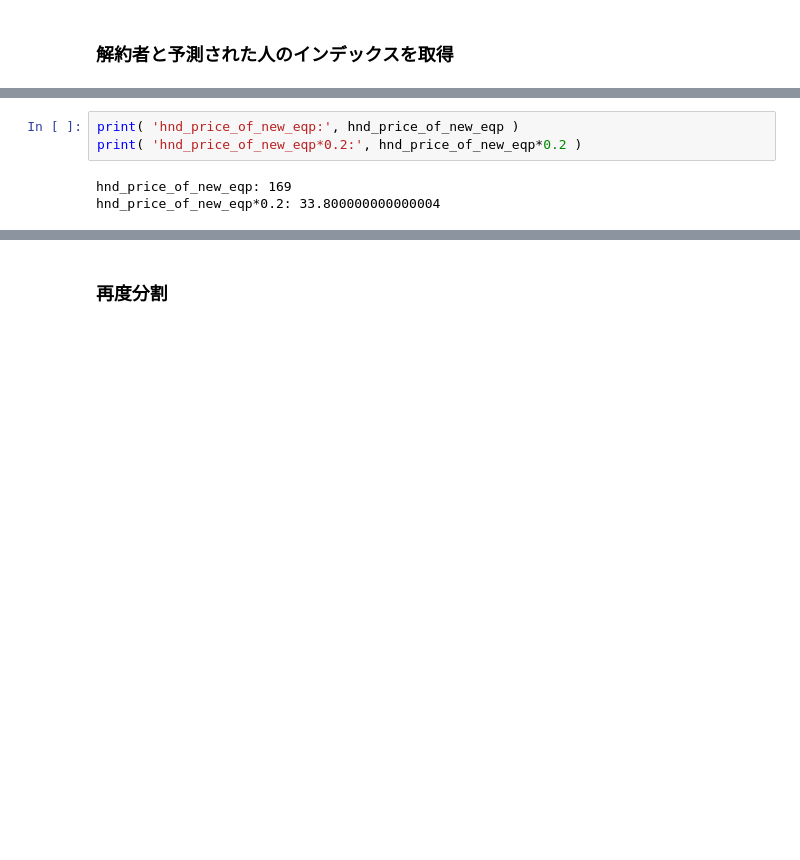
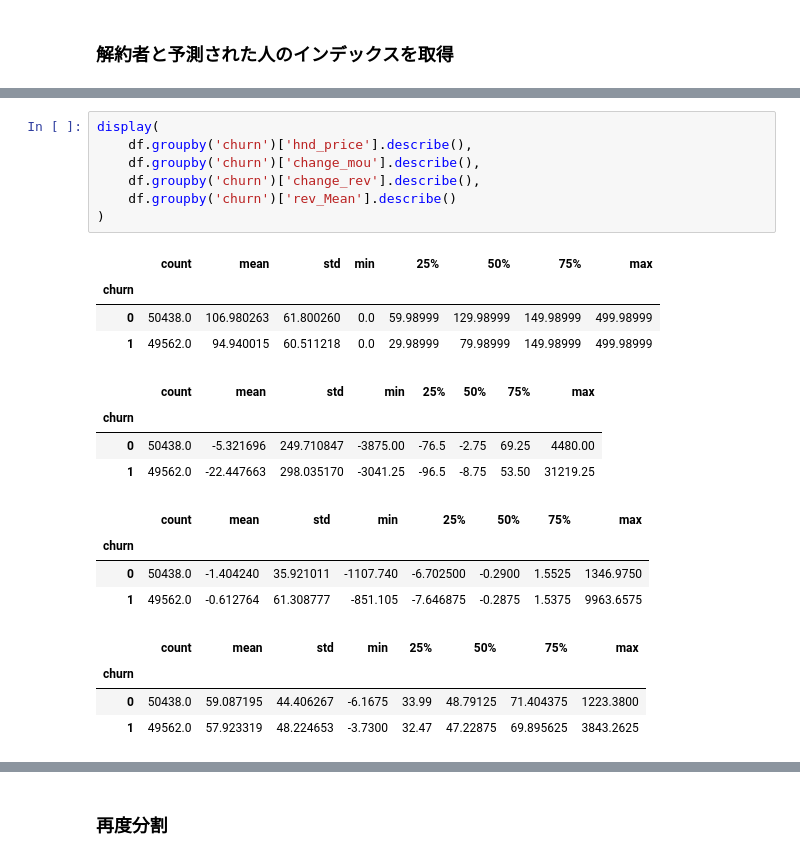
Before and after one commit to tom-uchida/GCI2020_Winter, a Jupyter notebook: final_task/src/experiment.ipynb, the cells around one changed output, grey strips where cells are left out. Cells and saved outputs as stored; diff of their text form; blank space fills up the shorter version.

```diff
--- a/final_task/src/experiment.ipynb
+++ b/final_task/src/experiment.ipynb
@@ -207,6 +183,24 @@ df_target['change_rev'] = df_target['change_rev'] + hnd_price_of_new_eqp*0.2
-# %%
-print( 'hnd_price_of_new_eqp:', hnd_price_of_new_eqp )
-print( 'hnd_price_of_new_eqp*0.2:', hnd_price_of_new_eqp*0.2 )
-# %% [output]
-hnd_price_of_new_eqp: 169
-hnd_price_of_new_eqp*0.2: 33.800000000000004
+# %%
+display(
+    df.groupby('churn')['hnd_price'].describe(),
+    df.groupby('churn')['change_mou'].describe(),
+    df.groupby('churn')['change_rev'].describe(),
+    df.groupby('churn')['rev_Mean'].describe()
+)
+# %% [output]
+|  | count | mean | std | min | 25% | 50% | 75% | max |
+| churn |  |  |  |  |  |  |  |  |
+| 0 | 50438.0 | 106.980263 | 61.800260 | 0.0 | 59.98999 | 129.98999 | 149.98999 | 499.98999 |
+| 1 | 49562.0 | 94.940015 | 60.511218 | 0.0 | 29.98999 | 79.98999 | 149.98999 | 499.98999 |
+|  | count | mean | std | min | 25% | 50% | 75% | max |
+| churn |  |  |  |  |  |  |  |  |
+| 0 | 50438.0 | -5.321696 | 249.710847 | -3875.00 | -76.5 | -2.75 | 69.25 | 4480.00 |
+| 1 | 49562.0 | -22.447663 | 298.035170 | -3041.25 | -96.5 | -8.75 | 53.50 | 31219.25 |
+|  | count | mean | std | min | 25% | 50% | 75% | max |
+| churn |  |  |  |  |  |  |  |  |
+| 0 | 50438.0 | -1.404240 | 35.921011 | -1107.740 | -6.702500 | -0.2900 | 1.5525 | 1346.9750 |
+| 1 | 49562.0 | -0.612764 | 61.308777 | -851.105 | -7.646875 | -0.2875 | 1.5375 | 9963.6575 |
+|  | count | mean | std | min | 25% | 50% | 75% | max |
+| churn |  |  |  |  |  |  |  |  |
+| 0 | 50438.0 | 59.087195 | 44.406267 | -6.1675 | 33.99 | 48.79125 | 71.404375 | 1223.3800 |
+| 1 | 49562.0 | 57.923319 | 48.224653 | -3.7300 | 32.47 | 47.22875 | 69.895625 | 3843.2625 |
```
Also changed, not shown: parts of 10 cells of this notebook.
